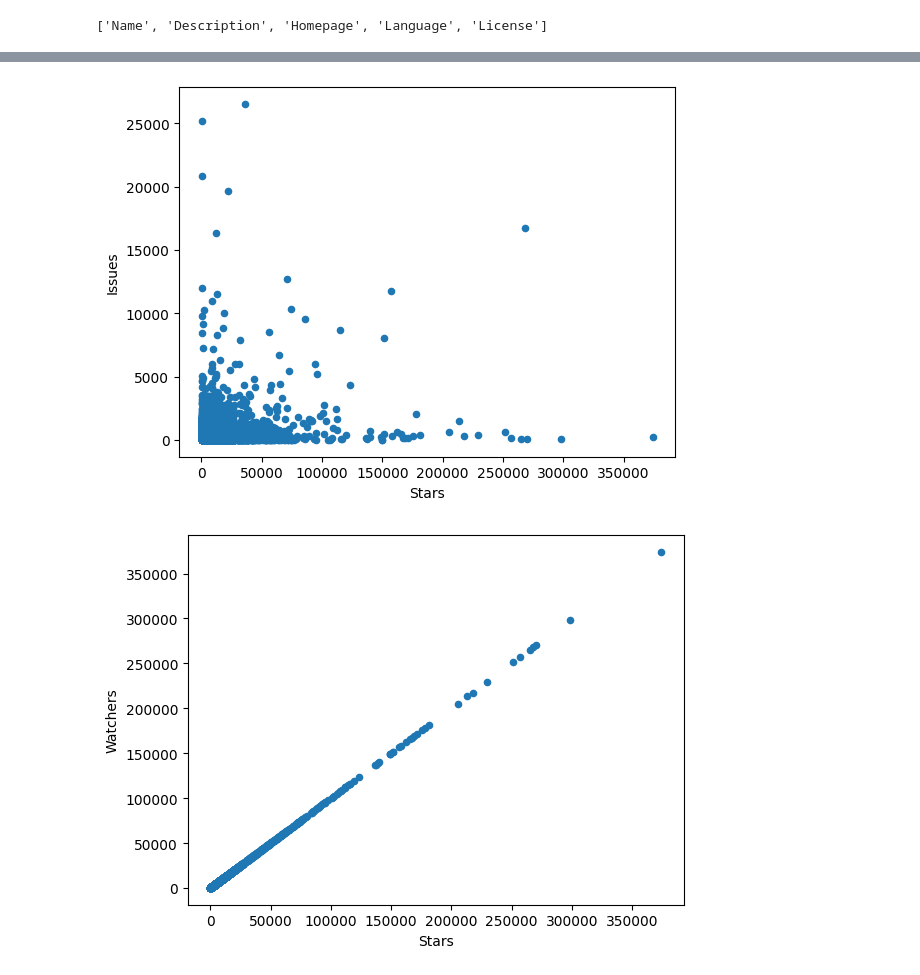
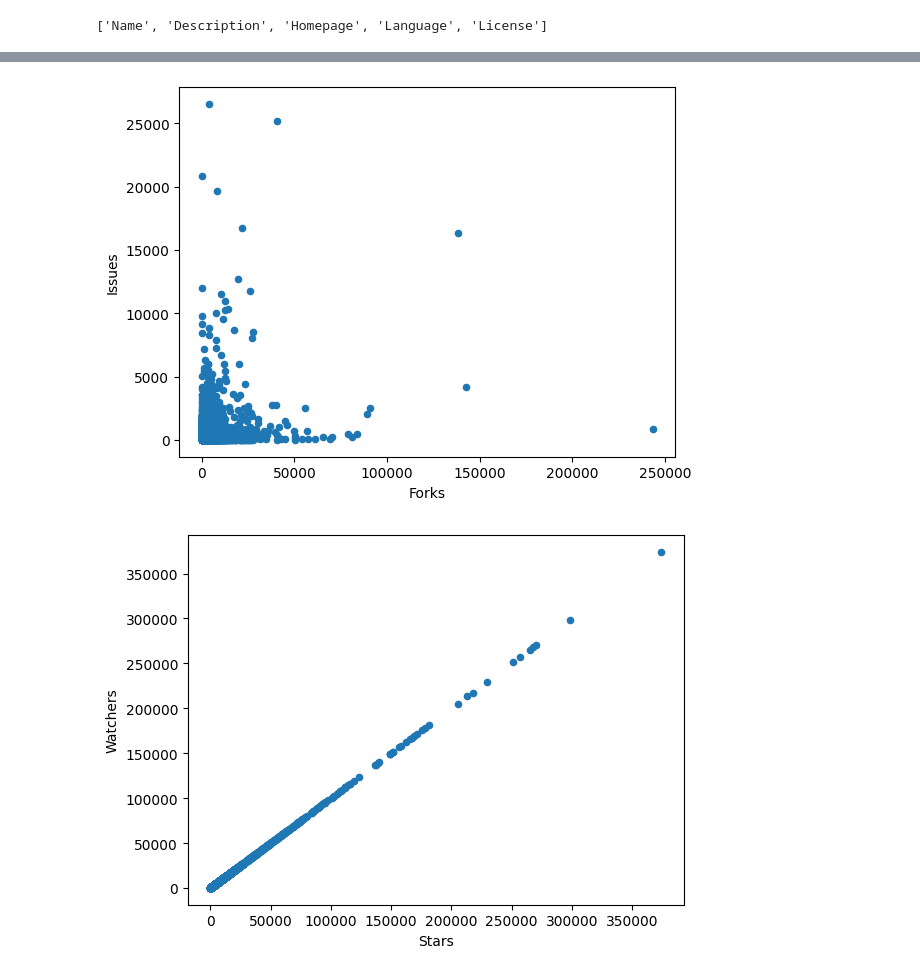
Before and after one commit to AndreyBugrov/MachineLearningCourse, a Jupyter notebook: github_repositories.ipynb, the cells around one changed output, grey strips where cells are left out. Saved outputs shown, nothing was run; the diff lists cells and outputs as text; code cells hidden in the pictures.

```diff
--- a/github_repositories.ipynb
+++ b/github_repositories.ipynb
@@ -244,8 +246,8 @@ pass
 # %%
-data_raw.plot(kind='scatter', x='Stars', y='Issues')
+data_raw.plot(kind='scatter', x='Forks', y='Issues')
 pass
 # %% [output]
-[figure, old version]
+[figure, new version]
 # %%
 data_raw.plot(kind='scatter', x='Stars', y='Watchers')
 pass
```
Also changed, not shown: parts of 92 cells of this notebook.
